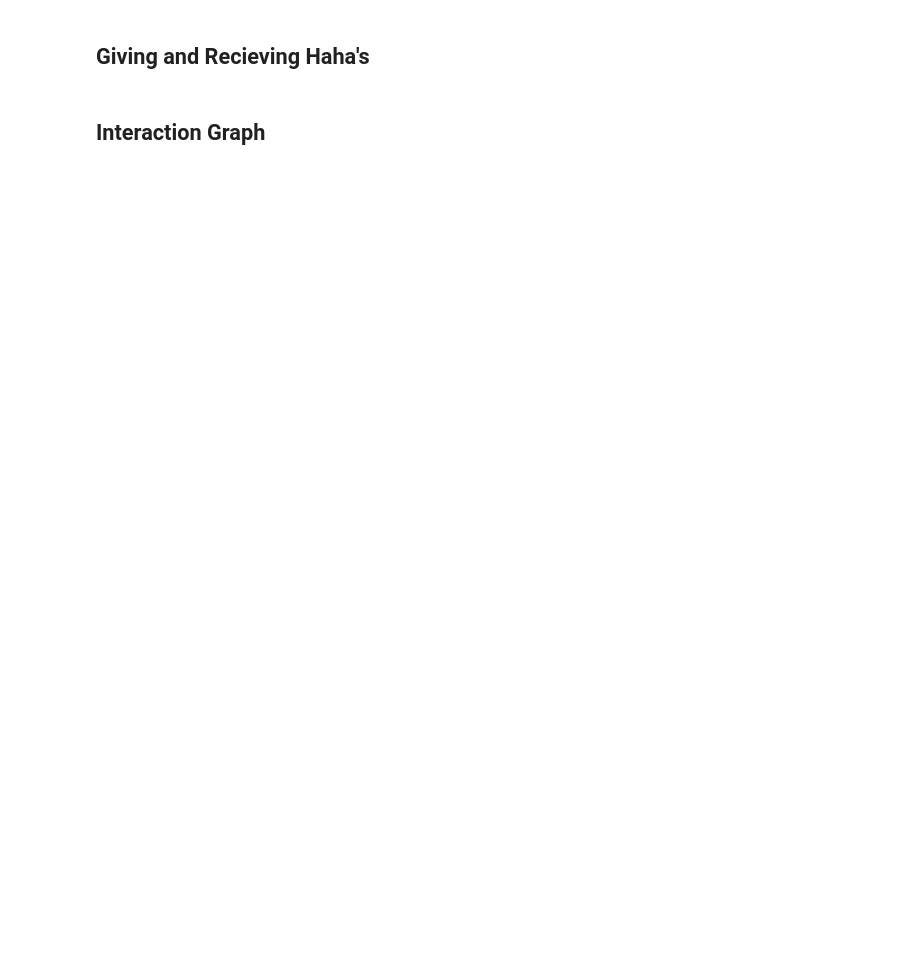
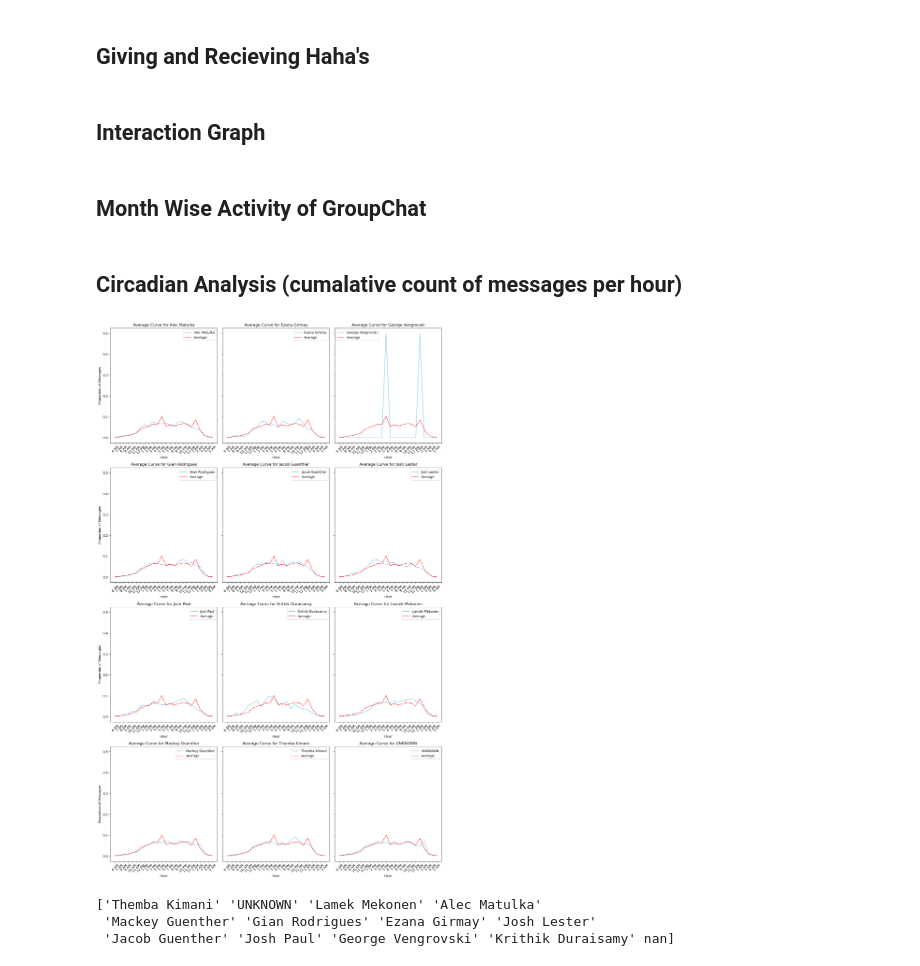
Before and after one commit to georgevenven/imessage_analysis, a Jupyter notebook: analysis.ipynb, the cells around one changed output. Saved outputs shown, nothing was run; the diff lists cells and outputs as text; code cells hidden in the pictures; blank space fills up the shorter version.

```diff
--- a/analysis.ipynb
+++ b/analysis.ipynb
@@ -350,3 +444,5 @@ plt.show()
 ## Giving and Recieving Haha's
 # %% [markdown]
 ## Interaction Graph
+# %% [markdown]
+## Month Wise Activity of GroupChat
@@ -352,0 +476,2 @@ plt.show()
+# %% [markdown]
+## Circadian Analysis (cumalative count of messages per hour)
@@ -352,0 +566,67 @@ plt.show()
+# %%
+import matplotlib.dates as mdates
+import pandas as pd
+import matplotlib.pyplot as plt
+
+df = pd.read_csv('formatted_output.csv')
+
+# Convert 'date-time' column to datetime type, skipping errors
+df['date-time'] = pd.to_datetime(df['date-time'], format='%b %d, %Y %I:%M:%S %p', errors='coerce')
+# Drop rows with NaT values in 'date-time' column
+df.dropna(subset=['date-time'], inplace=True)
+
+# Adjust the datetime by adding 9 hours
+df['date-time'] += pd.Timedelta(hours=9)
+
+# Extract hour and sender from the datetime column
+df['hour'] = df['date-time'].dt.hour
+df['sender'] = df['sender']  # Assuming 'sender' column exists
+
+# Group by sender and hour, then count the number of messages
+hourly_counts_by_sender = df.groupby(['sender', 'hour']).size().unstack(fill_value=0)
+
+# Normalize the counts by the total number of messages sent by each sender
+total_messages_per_sender = df['sender'].value_counts()
+normalized_hourly_counts_by_sender = hourly_counts_by_sender.div(total_messages_per_sender, axis=0)
+
+# Calculate the average curve across all senders
+average_curve = normalized_hourly_counts_by_sender.mean(axis=0)
+
+# Determine the number of rows needed for a 3 x n grid
+num_senders = len(normalized_hourly_counts_by_sender.index)
+num_rows = (num_senders + 2) // 3  # Add 2 to ensure rounding up
+
+fig, axes = plt.subplots(nrows=num_rows, ncols=3, figsize=(15, 6 * num_rows), sharey=True)
+
+# Flatten the axes array for easy iteration
+axes = axes.flatten()
+
+for i, sender in enumerate(normalized_hourly_counts_by_sender.index):
+    normalized_hourly_counts_by_sender.loc[sender].plot(kind='line', ax=axes[i], title=f'Hourly Messages for {sender}', color='skyblue')
+    average_curve.plot(kind='line', ax=axes[i], title=f'Average Curve for {sender}', color='red', linestyle='--')
+    axes[i].set_xlabel('Hour')
+    axes[i].set_ylabel('Proportion of Messages')
+    axes[i].legend([sender, 'Average'])
+
+hours_12hr = [(f"{(hour % 12 or 12)} {'AM' if hour < 12 else 'PM'}") for hour in range(24)]
+adjusted_hours_12hr = hours_12hr[6:] + hours_12hr[:6]
+
+for ax in axes:
+    ax.set_xticks(range(24))  # Set ticks for each hour
+    ax.set_xticklabels(adjusted_hours_12hr, rotation=45)  # Set labels from the adjusted 12-hour list
+
+# Hide any unused subplots
+for j in range(i + 1, len(axes)):
+    fig.delaxes(axes[j])
+
+plt.tight_layout()
+plt.show()
+
+# Print out a list of unique senders
+unique_senders = df['sender'].unique()
+print(unique_senders)
+# %% [output]
+[figure, added]
+['Themba Kimani' 'UNKNOWN' 'Lamek Mekonen' 'Alec Matulka'
+ 'Mackey Guenther' 'Gian Rodrigues' 'Ezana Girmay' 'Josh Lester'
+ 'Jacob Guenther' 'Josh Paul' 'George Vengrovski' 'Krithik Duraisamy' nan]
```
Also changed, not shown: parts of 11 cells of this notebook, 1 other file.
